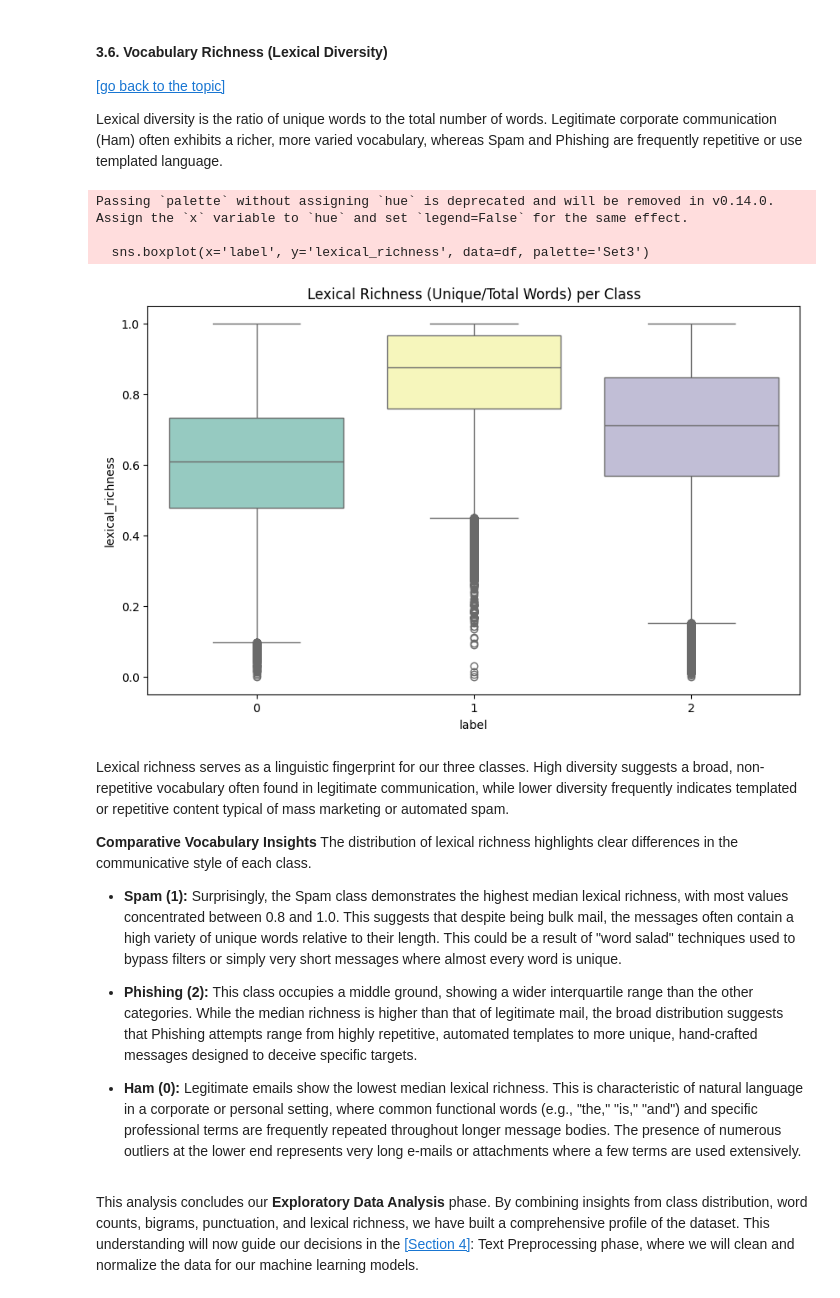
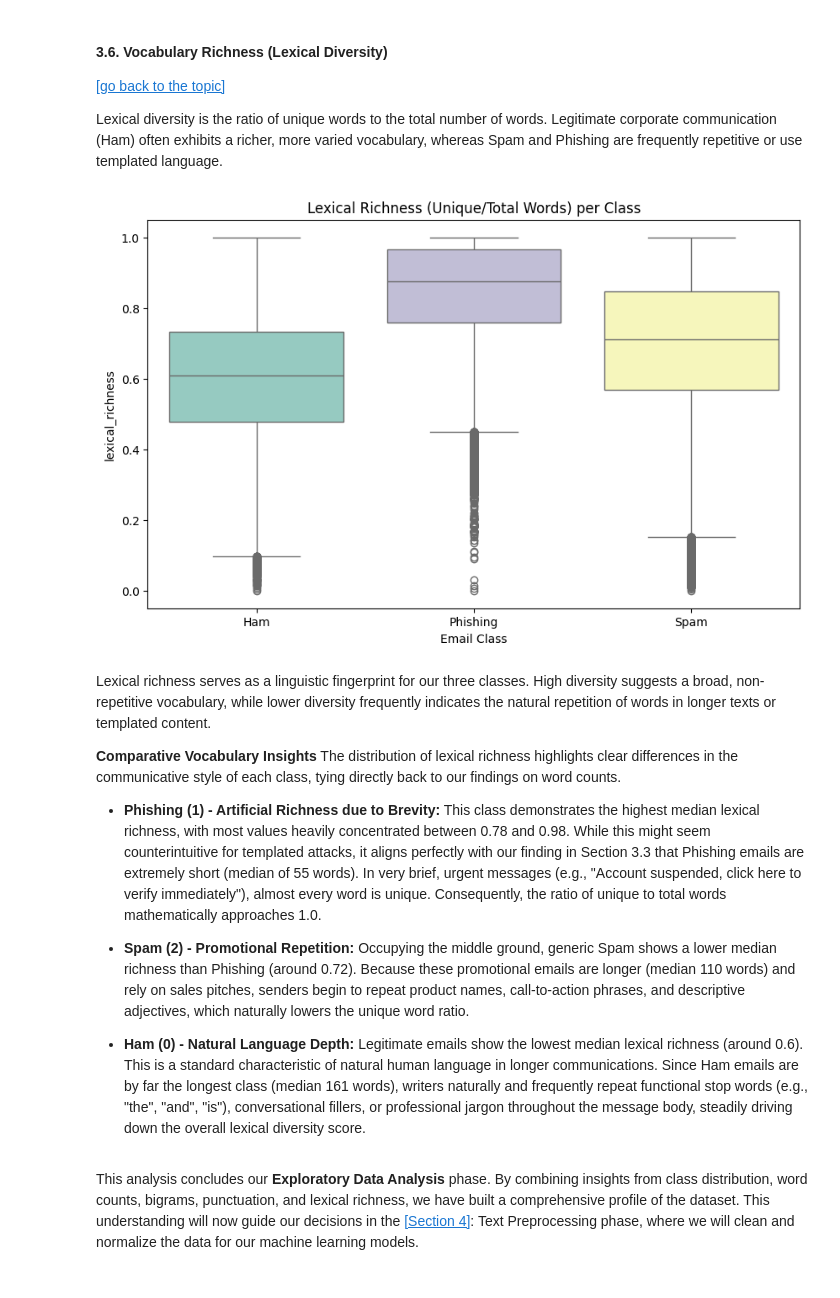
Before and after one commit to Alejandro-131004/Natural-Language-Processing, a Jupyter notebook: Project.ipynb, the cells around one changed output. Saved outputs shown, nothing was run; the diff lists cells and outputs as text; code cells hidden in the pictures.

Commit message:
final push ig. Fixed some value errors and EDA erros (labels swithed)

```diff
--- a/Project.ipynb
+++ b/Project.ipynb
@@ -493,9 +503,16 @@ def count_special_chars(text):
 
 df['punct_density'] = df['text'].apply(count_special_chars)
 
+# Create a temporary column for a readable legend
+df['class_name'] = df['label'].map({0: 'Ham', 1: 'Phishing', 2: 'Spam'})
+
 plt.figure(figsize=(10, 6))
-sns.kdeplot(data=df, x='punct_density', hue='label', common_norm=False, fill=True)
+# Use the new 'class_name' column for the hue
+sns.kdeplot(data=df, x='punct_density', hue='class_name', common_norm=False, fill=True)
 plt.title('Punctuation Density Distribution per Class')
 plt.xlim(0, 0.1) # Zooming in on the most common range
 plt.show()
+
+# Drop the temporary column to keep the dataframe clean for the ML models
+df = df.drop(columns=['class_name'])
 # %% [output]
@@ -519,31 +535,36 @@ Lexical diversity is the ratio of unique words to the total number of words. Leg
 # %%
 def lexical_diversity(text):
     words = text.lower().split()
     if len(words) == 0: return 0
     return len(set(words)) / len(words)
 
 df['lexical_richness'] = df['text'].apply(lexical_diversity)
 
+# Create a temporary column for readable x-axis labels
+df['class_name'] = df['label'].map({0: 'Ham', 1: 'Phishing', 2: 'Spam'})
+
 plt.figure(figsize=(10, 6))
-sns.boxplot(x='label', y='lexical_richness', data=df, palette='Set3')
+# Apply hue, legend=False, and force the specific order!
+sns.boxplot(x='class_name', y='lexical_richness', data=df, hue='class_name',
+            palette='Set3', legend=False, order=['Ham', 'Phishing', 'Spam'])
 plt.title('Lexical Richness (Unique/Total Words) per Class')
+plt.xlabel('Email Class')
 plt.show()
+
+df = df.drop(columns=['class_name'])
 # %% [output]
-Passing `palette` without assigning `hue` is deprecated and will be removed in v0.14.0. Assign the `x` variable to `hue` and set `legend=False` for the same effect.
-
-  sns.boxplot(x='label', y='lexical_richness', data=df, palette='Set3')
-[figure, old version]
+[figure, new version]
 # %% [markdown]
-Lexical richness serves as a linguistic fingerprint for our three classes. High diversity suggests a broad, non-repetitive vocabulary often found in legitimate communication, while lower diversity frequently indicates templated or repetitive content typical of mass marketing or automated spam.
+Lexical richness serves as a linguistic fingerprint for our three classes. High diversity suggests a broad, non-repetitive vocabulary, while lower diversity frequently indicates the natural repetition of words in longer texts or templated content.
 
 **Comparative Vocabulary Insights**
-The distribution of lexical richness highlights clear differences in the communicative style of each class.
+The distribution of lexical richness highlights clear differences in the communicative style of each class, tying directly back to our findings on word counts.
 
-- **Spam (1):** Surprisingly, the Spam class demonstrates the highest median lexical richness, with most values concentrated between 0.8 and 1.0. This suggests that despite being bulk mail, the messages often contain a high variety of unique words relative to their length. This could be a result of "word salad" techniques used to bypass filters or simply very short messages where almost every word is unique.
+- **Phishing (1) - Artificial Richness due to Brevity:** This class demonstrates the highest median lexical richness, with most values heavily concentrated between 0.78 and 0.98. While this might seem counterintuitive for templated attacks, it aligns perfectly with our finding in Section 3.3 that Phishing emails are extremely short (median of 55 words). In very brief, urgent messages (e.g., "Account suspended, click here to verify immediately"), almost every word is unique. Consequently, the ratio of unique to total words mathematically approaches 1.0.
 
-- **Phishing (2):** This class occupies a middle ground, showing a wider interquartile range than the other categories. While the median richness is higher than that of legitimate mail, the broad distribution suggests that Phishing attempts range from highly repetitive, automated templates to more unique, hand-crafted messages designed to deceive specific targets.
+- **Spam (2) - Promotional Repetition:** Occupying the middle ground, generic Spam shows a lower median richness than Phishing (around 0.72). Because these promotional emails are longer (median 110 words) and rely on sales pitches, senders begin to repeat product names, call-to-action phrases, and descriptive adjectives, which naturally lowers the unique word ratio.
 
-- **Ham (0):** Legitimate emails show the lowest median lexical richness. This is characteristic of natural language in a corporate or personal setting, where common functional words (e.g., "the," "is," "and") and specific professional terms are frequently repeated throughout longer message bodies. The presence of numerous outliers at the lower end represents very long e-mails or attachments where a few terms are used extensively.
+- **Ham (0) - Natural Language Depth:** Legitimate emails show the lowest median lexical richness (around 0.6). This is a standard characteristic of natural human language in longer communications. Since Ham emails are by far the longest class (median 161 words), writers naturally and frequently repeat functional stop words (e.g., "the", "and", "is"), conversational fillers, or professional jargon throughout the message body, steadily driving down the overall lexical diversity score.
 # %% [markdown]
 This analysis concludes our **Exploratory Data Analysis** phase. By combining insights from class distribution, word counts, bigrams, punctuation, and lexical richness, we have built a comprehensive profile of the dataset. This understanding will now guide our decisions in the [[Section 4]](#4-text-preprocessing): Text Preprocessing phase, where we will clean and normalize the data for our machine learning models.
 # %% [markdown]
```
Also changed, not shown: parts of 33 cells of this notebook, 1 other file.
